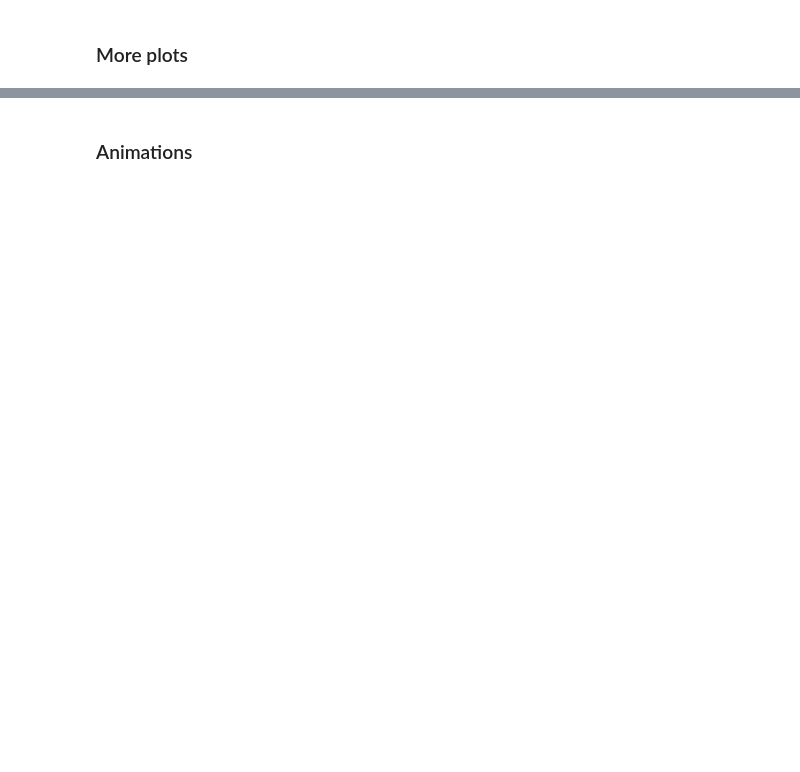
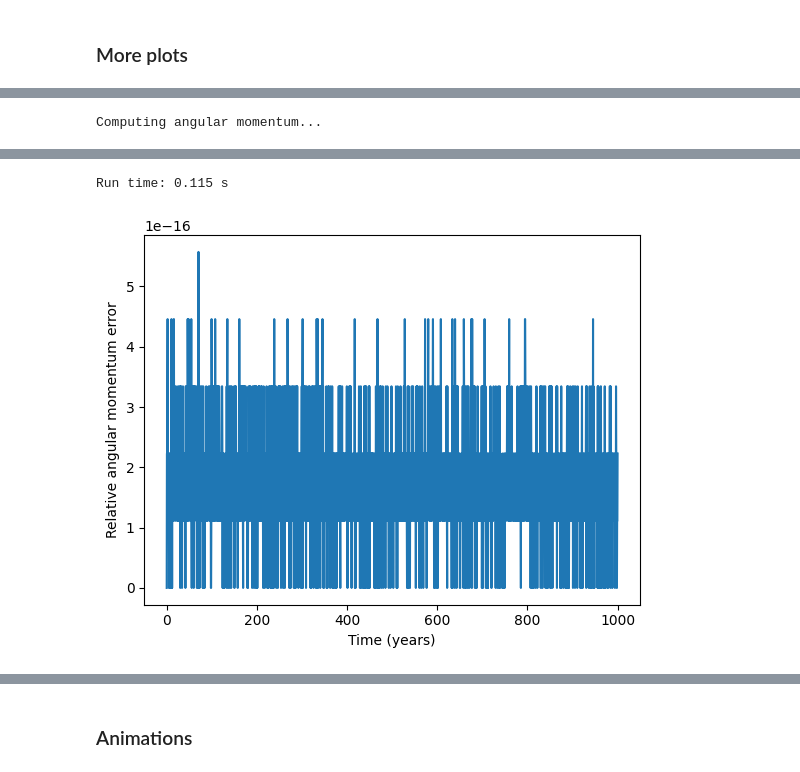
Before and after one commit to alvinng4/Gravity-Simulator, a Jupyter notebook: examples/tutorial.ipynb, the cells around one changed output, grey strips where cells are left out. Saved outputs shown, nothing was run; the diff lists cells and outputs as text; code cells hidden in the pictures; blank space fills up the shorter version.

```diff
--- a/examples/tutorial.ipynb
+++ b/examples/tutorial.ipynb
@@ -140,0 +149,10 @@ grav_sim.plot_2d_trajectory(
+# %%
+sol_angular_momentum = grav_sim.compute_angular_momentum(system, sol_state)
+rel_angular_momentum_error = np.abs((sol_angular_momentum - sol_angular_momentum[0]) / sol_angular_momentum[0])
+grav_sim.plot_quantity_against_time(
+    quantity=rel_angular_momentum_error,
+    sol_time=grav_sim.days_to_years(sol_time),
+    xlabel="Time (years)",
+    ylabel="Relative angular momentum error",
+)
+# %% [output]
@@ -140,0 +160 @@ grav_sim.plot_2d_trajectory(
+Computing angular momentum...
@@ -141 +163,3 @@ grav_sim.plot_2d_trajectory(
+Run time: 0.115 s
+[figure, added]
 # %%
```
Also changed, not shown: parts of 22 cells of this notebook, 6 other files.
